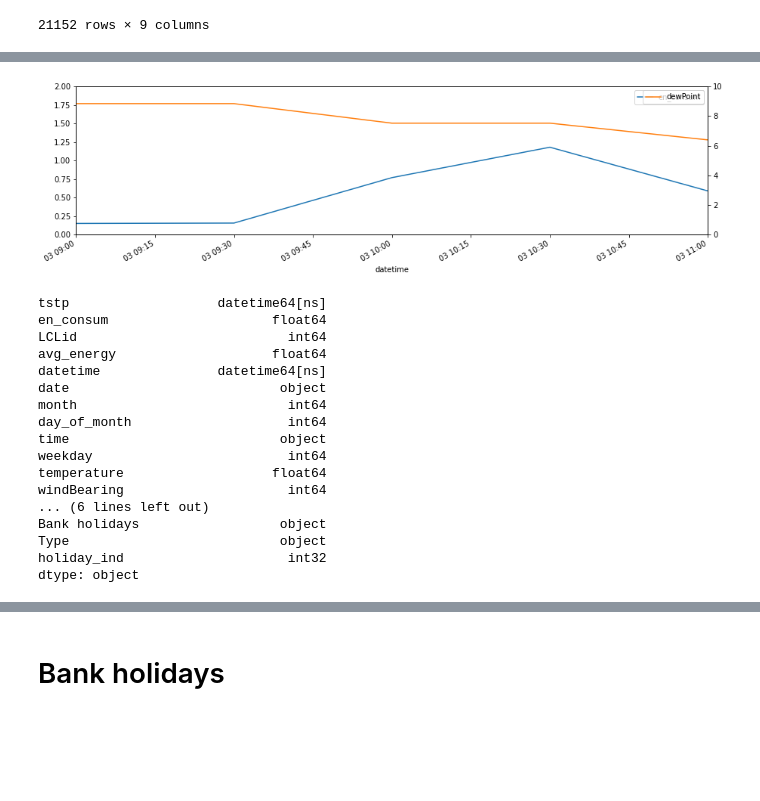
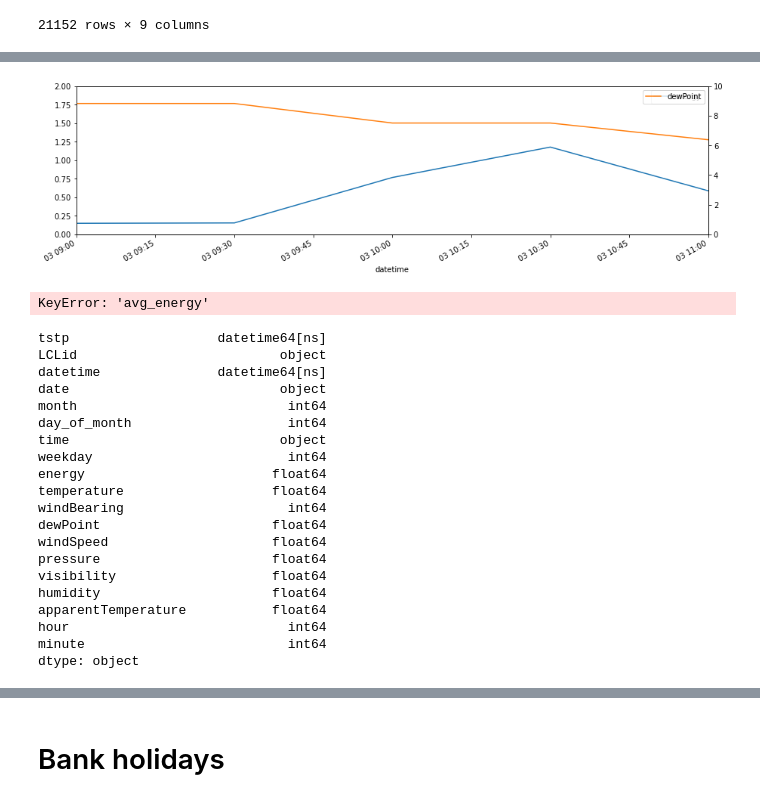
Before and after one commit to Denis-kravtsov/MLfSG, a Jupyter notebook: Sem_proj_2.ipynb, the cells around one changed output, grey strips where cells are left out. Drawn from its saved outputs; the diff is of its cells as text; code cells hidden in the pictures; blank space fills up the shorter version.

```diff
--- a/Sem_proj_2.ipynb
+++ b/Sem_proj_2.ipynb
@@ -241,6 +350,8 @@ weather = weather.append(weather2, ignore_index=True)
 weather.loc[:,'datetime'] = pd.to_datetime(weather.loc[:,'tstp'], '%Y-%m-%d %H:%M:%S')
 weather.loc[:,'date'] = weather.loc[:,'tstp'].dt.date
 weather.loc[:,'time'] = weather.loc[:,'datetime'].dt.time
+weather.loc[:,'hour'] = weather.loc[:,'datetime'].dt.hour
+weather.loc[:,'minute'] = weather.loc[:,'datetime'].dt.minute
 weather.sort_values(by = ['date','time'])
 del weather['date']
 del weather['time']
@@ -274,33 +407,38 @@ weather_energy.rename(columns = {'energy(kWh/hh)':'en_consum'}, inplace = True)
 # %%
 #FOR LATER USE!
 fig, axes = plt.subplots(nrows=1, ncols=1)
-weather_energy.plot(x = "datetime",y=["en_consum"], figsize=(15, 4),ylim = (0,2), xlim=('2011-12-03 09:00:00', '2011-12-03 11:00:00'), ax = axes)
+weather_energy.plot(x = "datetime",y="energy", figsize=(15, 4),ylim = (0,2), xlim=('2011-12-03 09:00:00', '2011-12-03 11:00:00'), ax = axes)
 axes = axes.twinx()
 weather_energy.plot(x = "datetime",y=["dewPoint"], figsize=(15, 4),ylim = (0,10), xlim=('2011-12-03 09:00:00', '2011-12-03 11:00:00'), color = 'tab:orange', ax = axes)
 plt.show()
 # %% [output]
-[figure, old version]
+[figure, new version]
 # %%
 weather_energy['avg_energy'] = pd.to_numeric(weather_energy['avg_energy'])
 weather_energy['en_consum'] = pd.to_numeric(weather_energy['en_consum'])
+# %% [output]
+KeyError: 'avg_energy'
 # %%
 weather_energy.dtypes
 # %% [output]
 tstp                   datetime64[ns]
-en_consum                     float64
-LCLid                           int64
-avg_energy                    float64
+LCLid                          object
 datetime               datetime64[ns]
 date                           object
 month                           int64
 day_of_month                    int64
 time                           object
 weekday                         int64
+energy                        float64
 temperature                   float64
 windBearing                     int64
-... (6 lines left out)
-Bank holidays                  object
-Type                           object
-holiday_ind                     int32
+dewPoint                      float64
+windSpeed                     float64
+pressure                      float64
+visibility                    float64
+humidity                      float64
+apparentTemperature           float64
+hour                            int64
+minute                          int64
 dtype: object
 # %%
```
Also changed, not shown: parts of 62 cells of this notebook, 1 other file.
